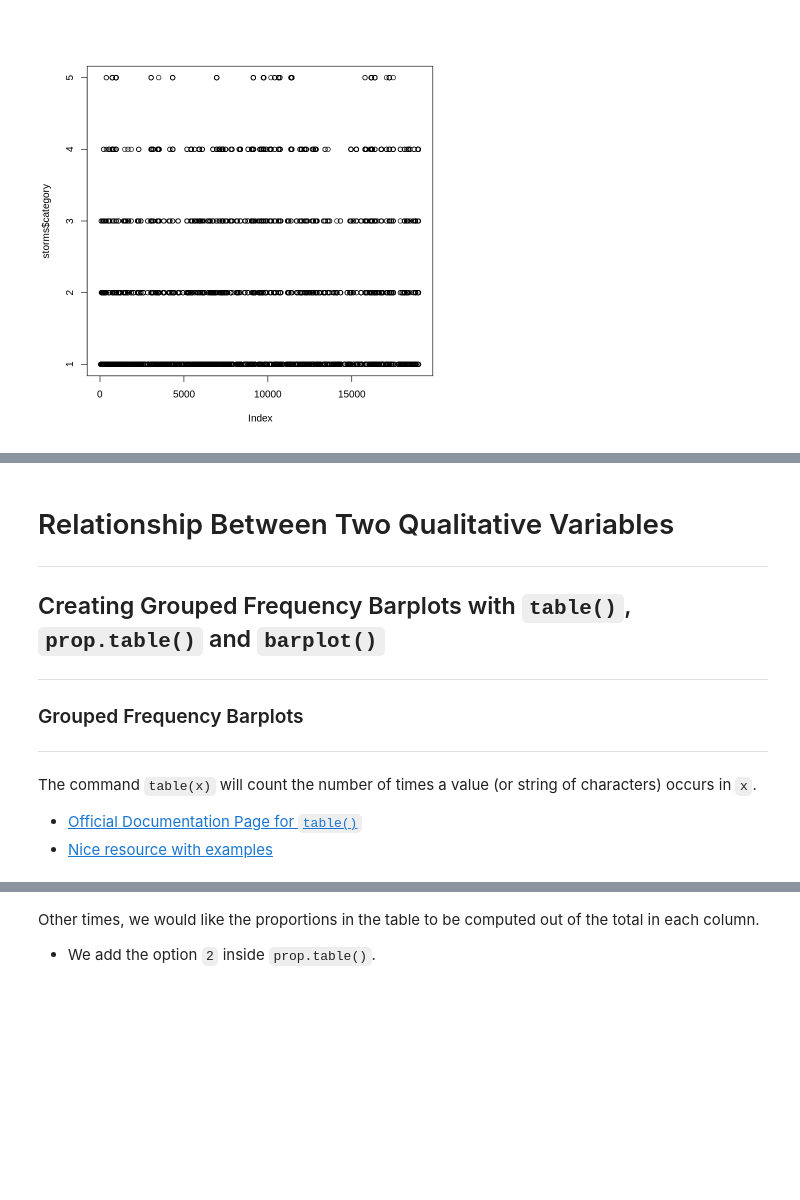
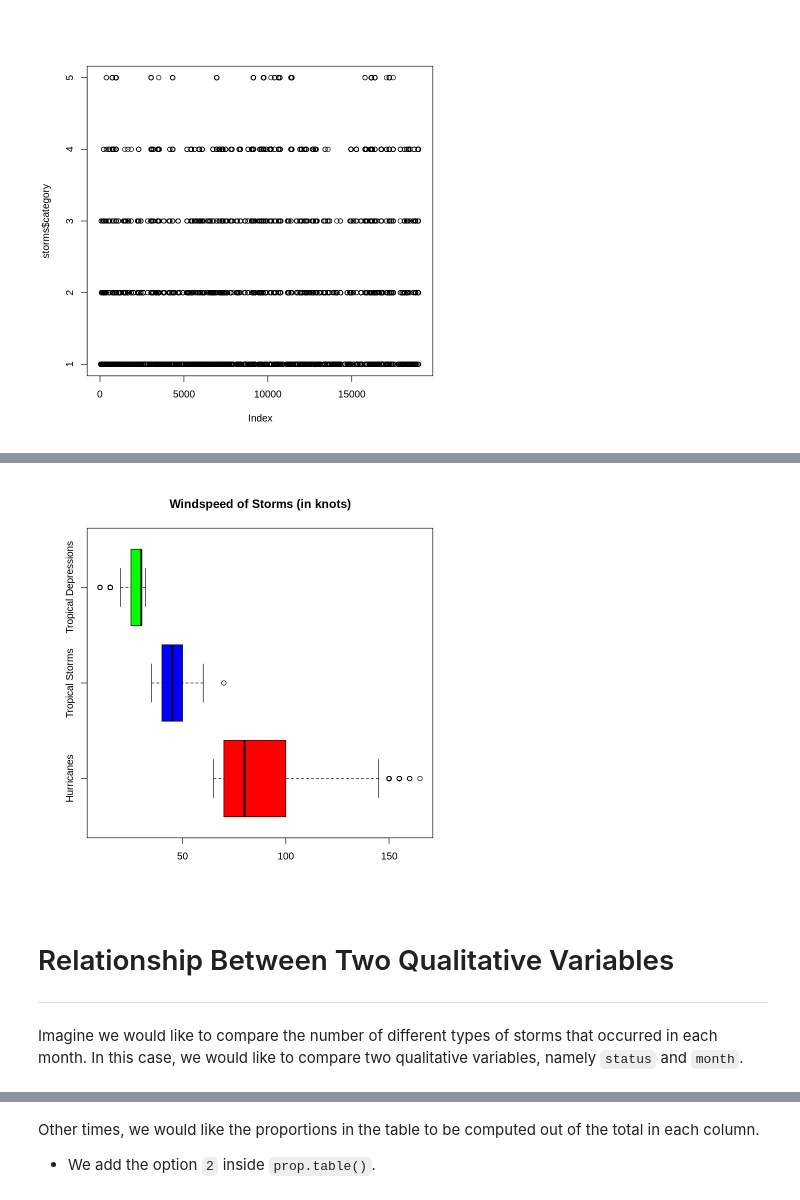
Before and after one commit to CU-Denver-MathStats-OER/Statistical-Theory, a Jupyter notebook: Appendix/Overview-of-Plots.ipynb, the cells around one changed output, grey strips where cells are left out. Cells and saved outputs as stored; diff of their text form; code cells hidden in the pictures; blank space fills up the shorter version.

```diff
--- a/Appendix/Overview-of-Plots.ipynb
+++ b/Appendix/Overview-of-Plots.ipynb
@@ -395,12 +380,0 @@ hurricanes, and tropical depressions.
-# %%
-# split data by storm status
-hur <- filter(storms, status == "hurricane")
-trop.storm <- filter(storms, status == "tropical storm")
-trop.dep <- filter(storms, status == "tropical depression")
-
-# Create side by side boxplot
-boxplot(hur$wind, trop.storm$wind, trop.dep$wind,
-        main = "Windspeed of Storms (knots)",
-        names = c("Hurricanes", "Tropical Storms", "Tropical Depressions"),
-        col = c("red", "blue", "green"),
-        horizontal = TRUE)
@@ -429,20 +430,19 @@ plot(wind ~ status, data = storms.fac,
+# %%
+# split data by storm status
+hur <- subset(storms, status == "hurricane", select = wind)
+trop.storm <- subset(storms, status == "tropical storm", select = wind)
+trop.dep <- subset(storms, status == "tropical depression", select = wind)
+
+# Create side by side boxplot
+boxplot(hur$wind, trop.storm$wind, trop.dep$wind,
+        main = "Windspeed of Storms (in knots)",
+        names = c("Hurricanes", "Tropical Storms", "Tropical Depressions"),
+        col = c("red", "blue", "green"),
+        horizontal = TRUE)
+# %% [output]
+[figure, added]
 # %% [markdown]
-# Relationship Between Two Qualitative Variables
-
+# <a name="two-qual">Relationship Between Two Qualitative Variables</a>
 ---
 
-## Creating Grouped Frequency Barplots with `table()`, `prop.table()` and `barplot()`
-
----
-
-### Grouped Frequency Barplots
-
----
-
-The command `table(x)` will count the number of times a value (or string
-of characters) occurs in `x`.
-
--   [Official Documentation Page for
-    `table()`](https://www.rdocumentation.org/packages/base/versions/3.6.2/topics/table)
--   [Nice resource with
-    examples](https://www.statology.org/table-function-in-r/)
+Imagine we would like to compare the number of different types of storms that occurred in each month. In this case, we would like to compare two qualitative variables, namely `status` and `month`.
```
Also changed, not shown: parts of 21 cells of this notebook.
